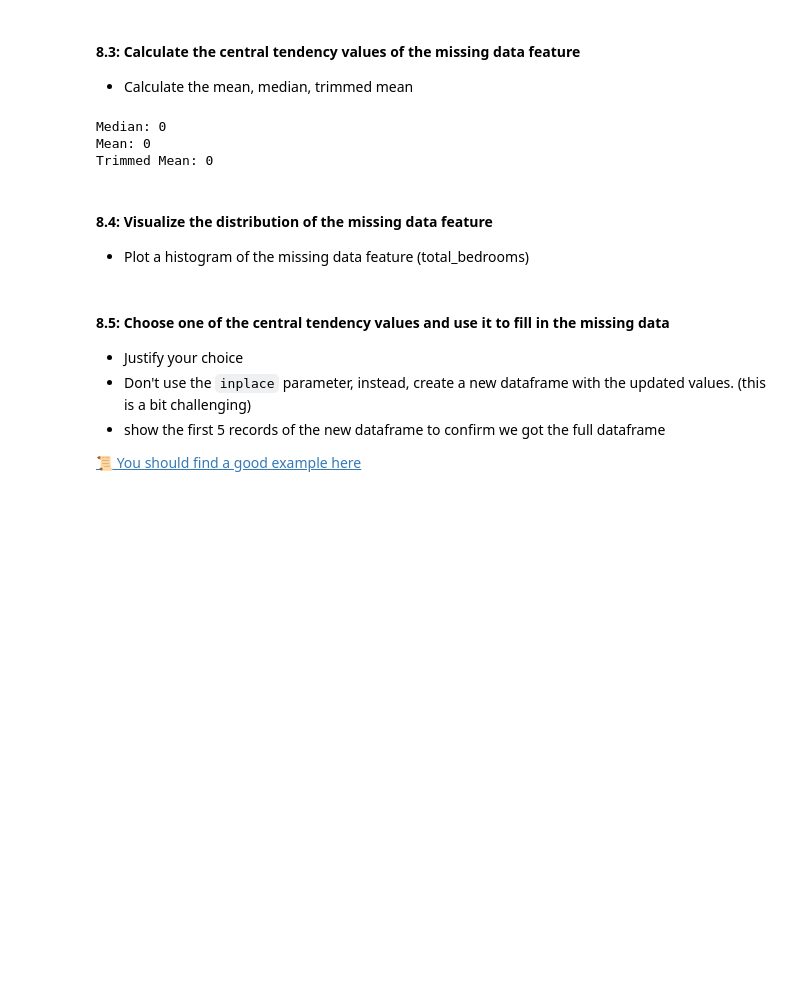
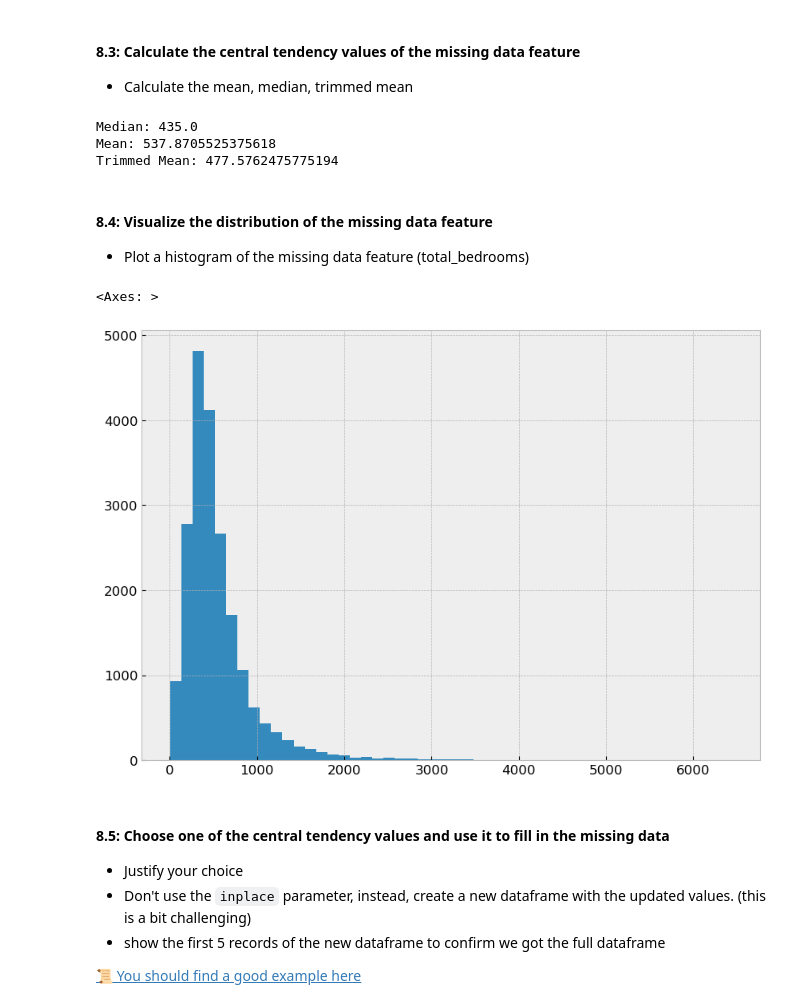
Before and after one commit to IT4063-Spring2025/eda-assignment-JMcw513, a Jupyter notebook: notebook.ipynb, the cells around one changed output. Saved outputs shown, nothing was run; the diff lists cells and outputs as text; code cells hidden in the pictures; blank space fills up the shorter version.

```diff
--- a/notebook.ipynb
+++ b/notebook.ipynb
@@ -362,22 +411,26 @@ Notice there are 2 keywords here: `sample` and (rows with missing data)
 * Calculate the mean, median, trimmed mean
 # %%
 # 💻 get the mean, median and trimmed mean of the total_bedrooms column
-total_bedrooms_median = 0
-total_berooms_mean = 0
-total_bedrooms_trimmed_mean = 0
+total_bedrooms_median = df["total_bedrooms"].median()
+total_berooms_mean = df["total_bedrooms"].mean()
+total_bedrooms_trimmed_mean = trim_mean(df["total_bedrooms"], 0.1)
 
 print(f"Median: {total_bedrooms_median}")
 print(f"Mean: {total_berooms_mean}")
 print(f"Trimmed Mean: {total_bedrooms_trimmed_mean}")
 # %% [output]
-Median: 0
-Mean: 0
-Trimmed Mean: 0
+Median: 435.0
+Mean: 537.8705525375618
+Trimmed Mean: 477.5762475775194
 # %% [markdown]
 #### 8.4: Visualize the distribution of the missing data feature
 * Plot a histogram of the missing data feature (total_bedrooms)
 # %%
 # 💻 Plot the histogram of the total_bedrooms column
+df["total_bedrooms"].hist(bins=50, figsize=(10, 7))
+# %% [output]
+<Axes: >
+[figure, added]
 # %% [markdown]
 #### 8.5: Choose one of the central tendency values and use it to fill in the missing data
 * Justify your choice
```
Also changed, not shown: parts of 9 cells of this notebook.
